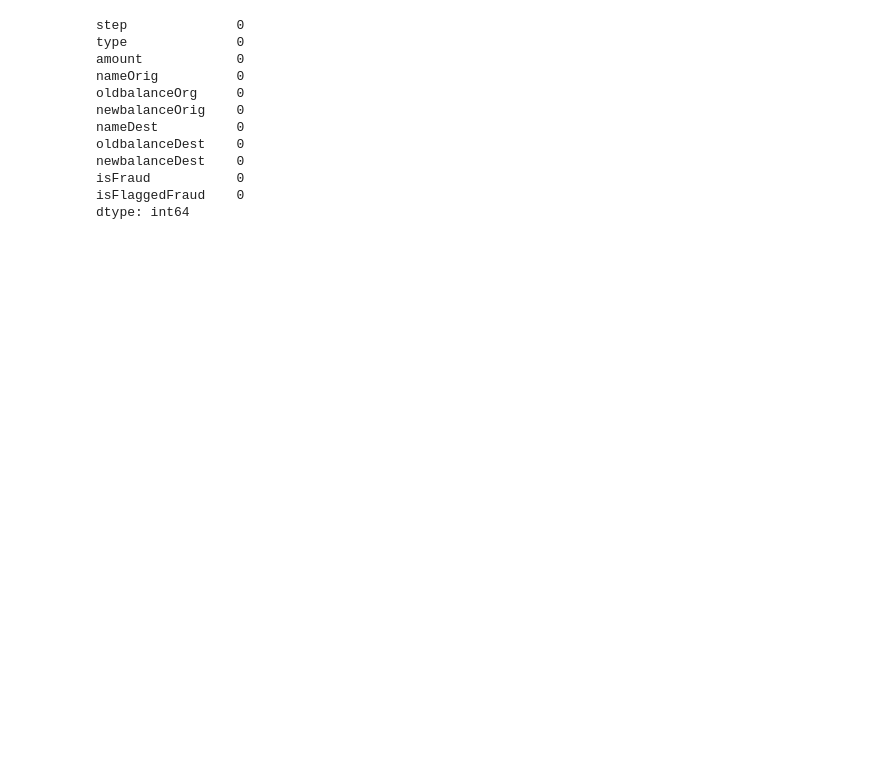
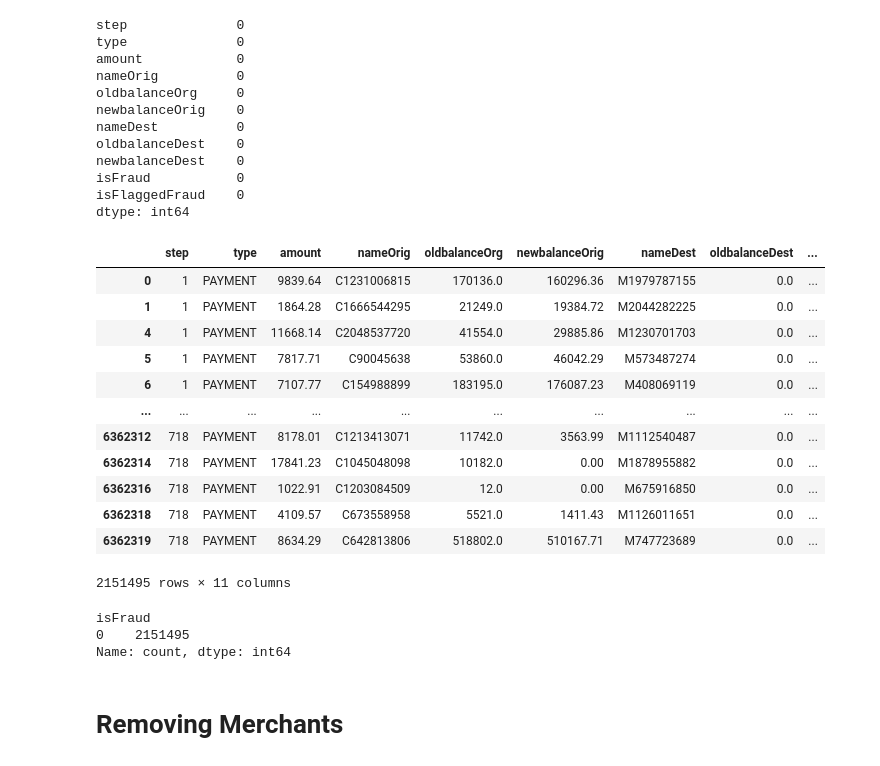
Before and after one commit to Khushalgogia/Fraud_Transaction_Predictor, a Jupyter notebook: Fraud.ipynb, the cells around one changed output. Cells and saved outputs as stored; diff of their text form; code cells hidden in the pictures; blank space fills up the shorter version.

```diff
--- a/Fraud.ipynb
+++ b/Fraud.ipynb
@@ -33,3 +67,28 @@ newbalanceDest    0
 isFraud           0
 isFlaggedFraud    0
 dtype: int64
+# %%
+# Since there are no info about customers that start with M (Merchants).
+# Lets check
+df[df['nameDest'].apply(lambda x: x[0] == "M")]
+# %% [output]
+|  | step | type | amount | nameOrig | oldbalanceOrg | newbalanceOrig | nameDest | oldbalanceDest | ... |
+| 0 | 1 | PAYMENT | 9839.64 | C1231006815 | 170136.0 | 160296.36 | M1979787155 | 0.0 | ... |
+| 1 | 1 | PAYMENT | 1864.28 | C1666544295 | 21249.0 | 19384.72 | M2044282225 | 0.0 | ... |
+| 4 | 1 | PAYMENT | 11668.14 | C2048537720 | 41554.0 | 29885.86 | M1230701703 | 0.0 | ... |
+| 5 | 1 | PAYMENT | 7817.71 | C90045638 | 53860.0 | 46042.29 | M573487274 | 0.0 | ... |
+| 6 | 1 | PAYMENT | 7107.77 | C154988899 | 183195.0 | 176087.23 | M408069119 | 0.0 | ... |
+| ... | ... | ... | ... | ... | ... | ... | ... | ... | ... |
+| 6362312 | 718 | PAYMENT | 8178.01 | C1213413071 | 11742.0 | 3563.99 | M1112540487 | 0.0 | ... |
+| 6362314 | 718 | PAYMENT | 17841.23 | C1045048098 | 10182.0 | 0.00 | M1878955882 | 0.0 | ... |
+| 6362316 | 718 | PAYMENT | 1022.91 | C1203084509 | 12.0 | 0.00 | M675916850 | 0.0 | ... |
+| 6362318 | 718 | PAYMENT | 4109.57 | C673558958 | 5521.0 | 1411.43 | M1126011651 | 0.0 | ... |
+| 6362319 | 718 | PAYMENT | 8634.29 | C642813806 | 518802.0 | 510167.71 | M747723689 | 0.0 | ... |
+2151495 rows × 11 columns
+# %%
+# We clearly have no information about Merchants
+df[df['nameDest'].apply(lambda x: x[0] == "M")]['isFraud'].value_counts()
+# %% [output]
+isFraud
+0    2151495
+Name: count, dtype: int64
@@ -35,0 +97,2 @@ dtype: int64
+# %% [markdown]
+# Removing Merchants
```
Also changed, not shown: parts of 61 cells of this notebook, 1 other file.
